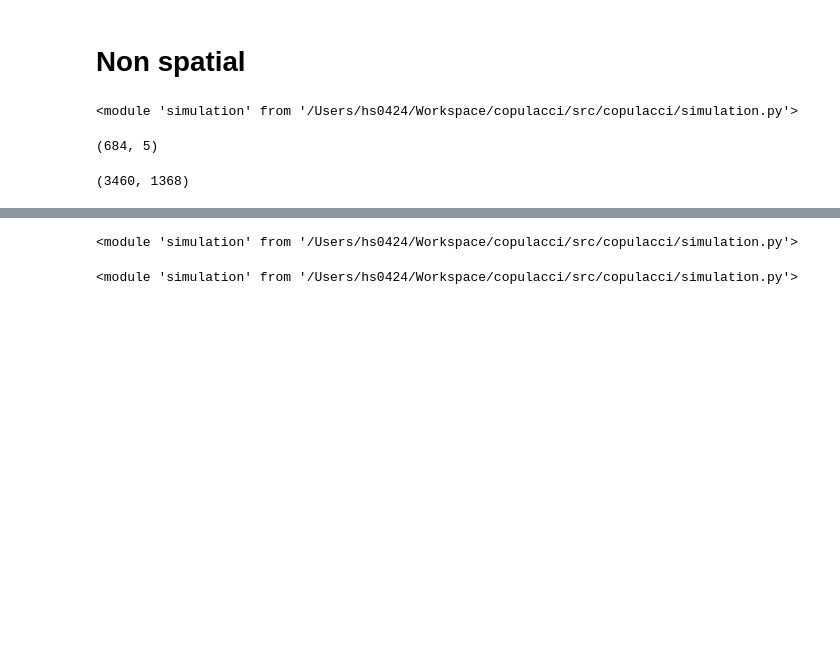
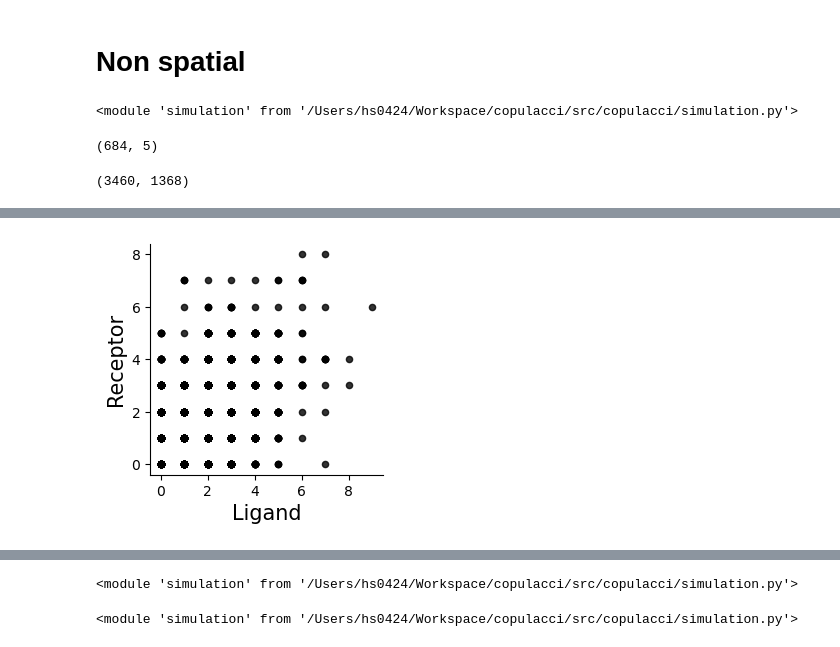
Before and after one commit to raphael-group/copulacci, a Jupyter notebook: notebook/local_notebooks/1_all_simulation_runs_reproduce.ipynb, the cells around one changed output, grey strips where cells are left out. Saved outputs shown, nothing was run; the diff lists cells and outputs as text; code cells hidden in the pictures; blank space fills up the shorter version.

```diff
--- a/notebook/local_notebooks/1_all_simulation_runs_reproduce.ipynb
+++ b/notebook/local_notebooks/1_all_simulation_runs_reproduce.ipynb
@@ -79,0 +187,18 @@ for row in tqdm.tqdm(grid_points_df.iterrows()):
+# %%
+idx = 525
+
+x = data_list[idx][0]
+y = data_list[idx][1]
+_, ax = plt.subplots(1,1,figsize=(3,3))
+plt.scatter(x,y,s=20,c='black',alpha=0.8)
+plt.xlabel('Ligand',fontsize=15)
+plt.ylabel('Receptor',fontsize=15)
+sns.despine()
+
+plt.savefig( os.path.join(
+        figure_backup,
+        'non_spatial_simulation_dense_raw_scatter.pdf'),
+            dpi = 300,
+            bbox_inches='tight')
+# %% [output]
+[figure, added]
```
Also changed, not shown: parts of 28 cells of this notebook, 3 other files.
